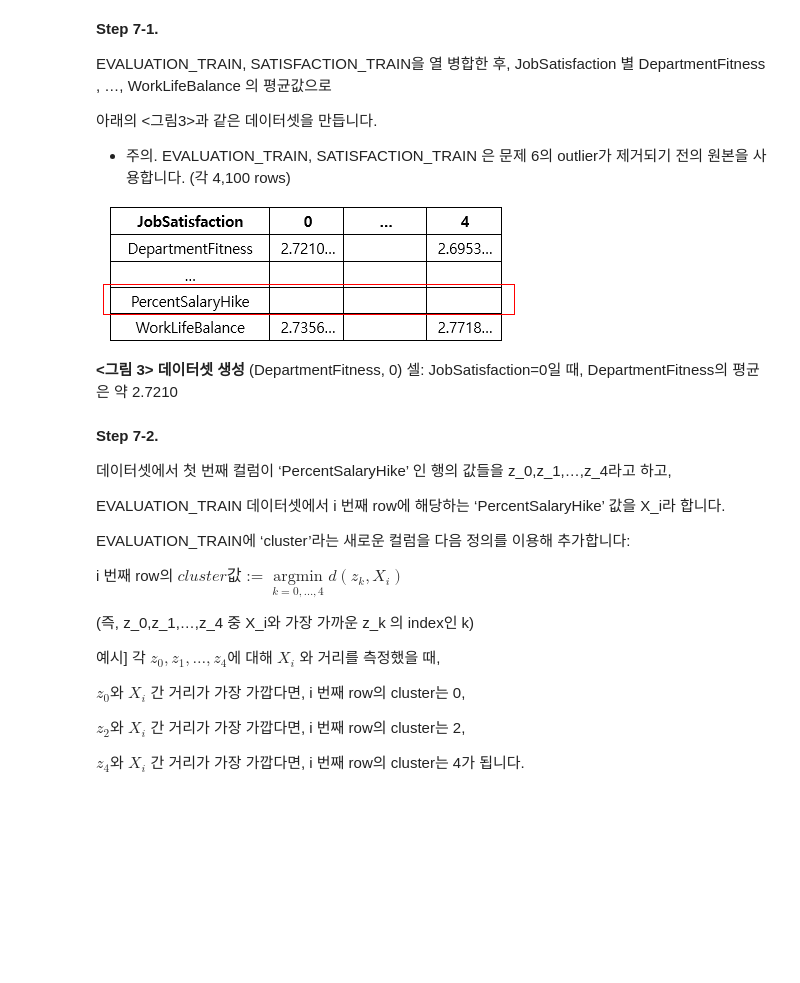
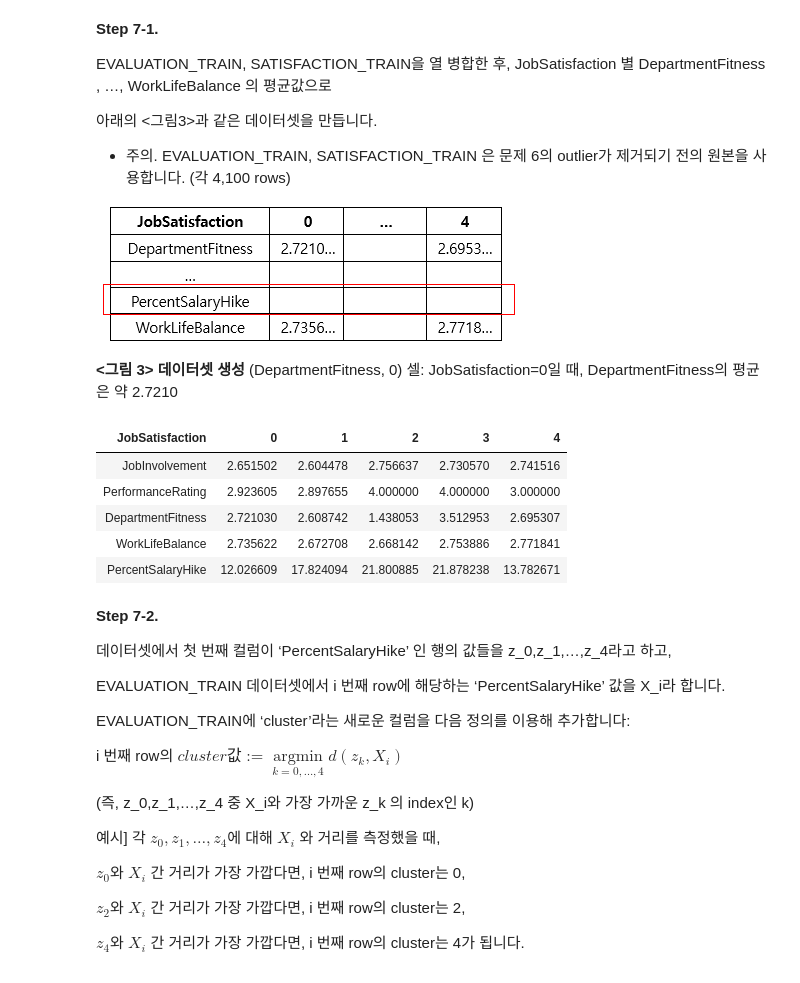
Before and after one commit to sunkusun9/prods_pro, a Jupyter notebook: prof2102_prob2.ipynb, the cells around one changed output. Cells and saved outputs as stored; diff of their text form; code cells hidden in the pictures; blank space fills up the shorter version.

```diff
--- a/prof2102_prob2.ipynb
+++ b/prof2102_prob2.ipynb
@@ -748,6 +748,18 @@ EVALUATION_TRAIN, SATISFACTION_TRAIN을 열 병합한 후, JobSatisfaction 별 D
 ![image.png](embedded-picture-1)
 
 **<그림 3> 데이터셋 생성** (DepartmentFitness, 0) 셀: JobSatisfaction=0일 때, DepartmentFitness의 평균은 약 2.7210
+# %%
+df_mean = pd.concat([
+    df_eval_train, df_sati_train
+], axis=1).groupby('JobSatisfaction').mean().T
+df_mean
+# %% [output]
+| JobSatisfaction | 0 | 1 | 2 | 3 | 4 |
+| JobInvolvement | 2.651502 | 2.604478 | 2.756637 | 2.730570 | 2.741516 |
+| PerformanceRating | 2.923605 | 2.897655 | 4.000000 | 4.000000 | 3.000000 |
+| DepartmentFitness | 2.721030 | 2.608742 | 1.438053 | 3.512953 | 2.695307 |
+| WorkLifeBalance | 2.735622 | 2.672708 | 2.668142 | 2.753886 | 2.771841 |
+| PercentSalaryHike | 12.026609 | 17.824094 | 21.800885 | 21.878238 | 13.782671 |
 # %% [markdown]
 **Step 7-2.**
 
```
Also changed, not shown: parts of 48 cells of this notebook.
